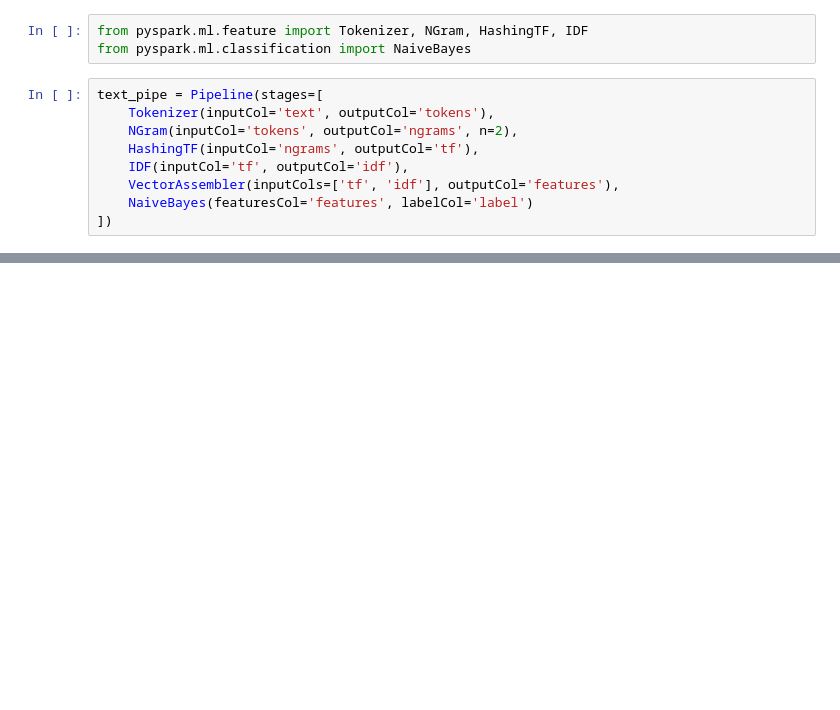
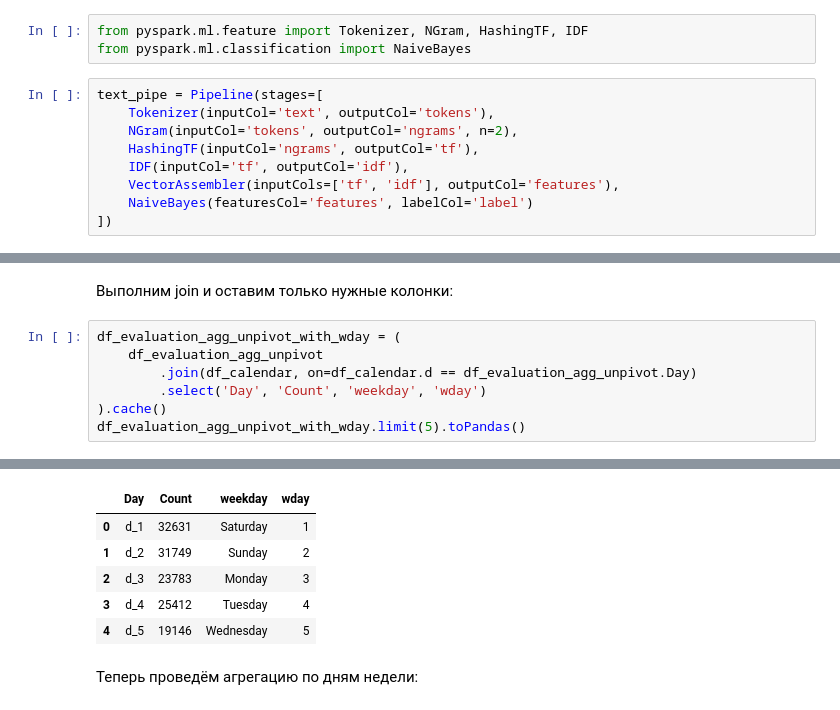
Before and after one commit to nakhodnov17/HSE_DPO_Spark, a Jupyter notebook: Seminars/Seminar 06/Spark ML.ipynb, the cells around one changed output, grey strips where cells are left out. Cells and saved outputs as stored; diff of their text form; blank space fills up the shorter version.

```diff
--- a/Seminars/Seminar 06/Spark ML.ipynb
+++ b/Seminars/Seminar 06/Spark ML.ipynb
@@ -554,0 +730,10 @@ ROC AUC: 0.486, Accuracy: 0.849
+# %% [markdown]
+Выполним join и оставим только нужные колонки:
+# %%
+df_evaluation_agg_unpivot_with_wday = (
+    df_evaluation_agg_unpivot
+        .join(df_calendar, on=df_calendar.d == df_evaluation_agg_unpivot.Day)
+        .select('Day', 'Count', 'weekday', 'wday')
+).cache()
+df_evaluation_agg_unpivot_with_wday.limit(5).toPandas()
+# %% [output]
@@ -554,0 +741,8 @@ ROC AUC: 0.486, Accuracy: 0.849
+|  | Day | Count | weekday | wday |
+| 0 | d_1 | 32631 | Saturday | 1 |
+| 1 | d_2 | 31749 | Sunday | 2 |
+| 2 | d_3 | 23783 | Monday | 3 |
+| 3 | d_4 | 25412 | Tuesday | 4 |
+| 4 | d_5 | 19146 | Wednesday | 5 |
+# %% [markdown]
+Теперь проведём агрегацию по дням недели:
```
Also changed, not shown: parts of 48 cells of this notebook, 2 other files.
